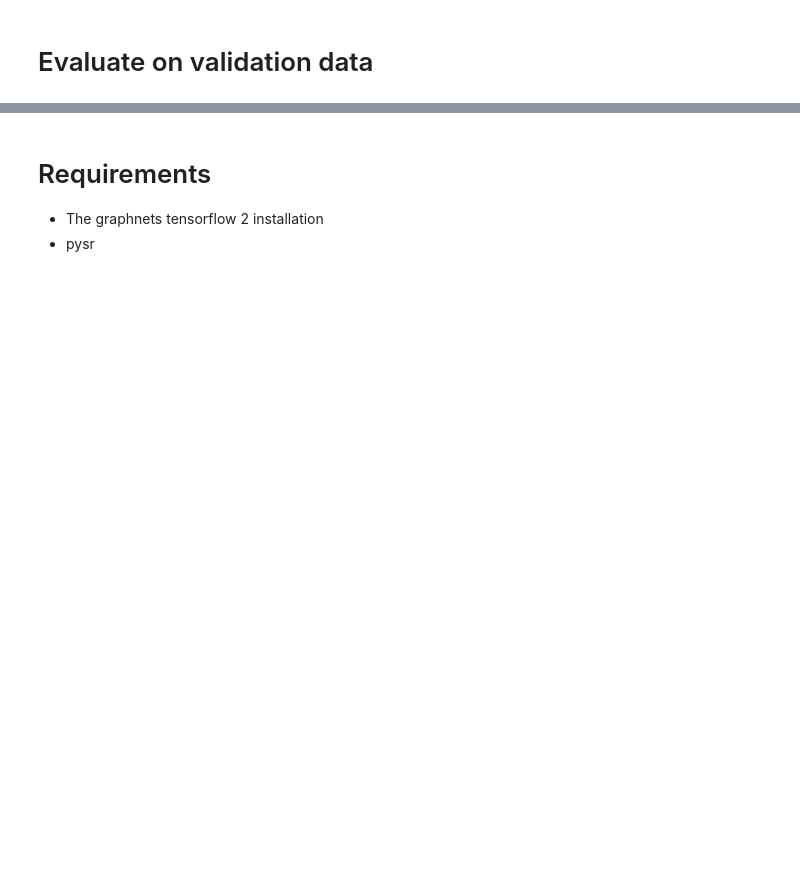
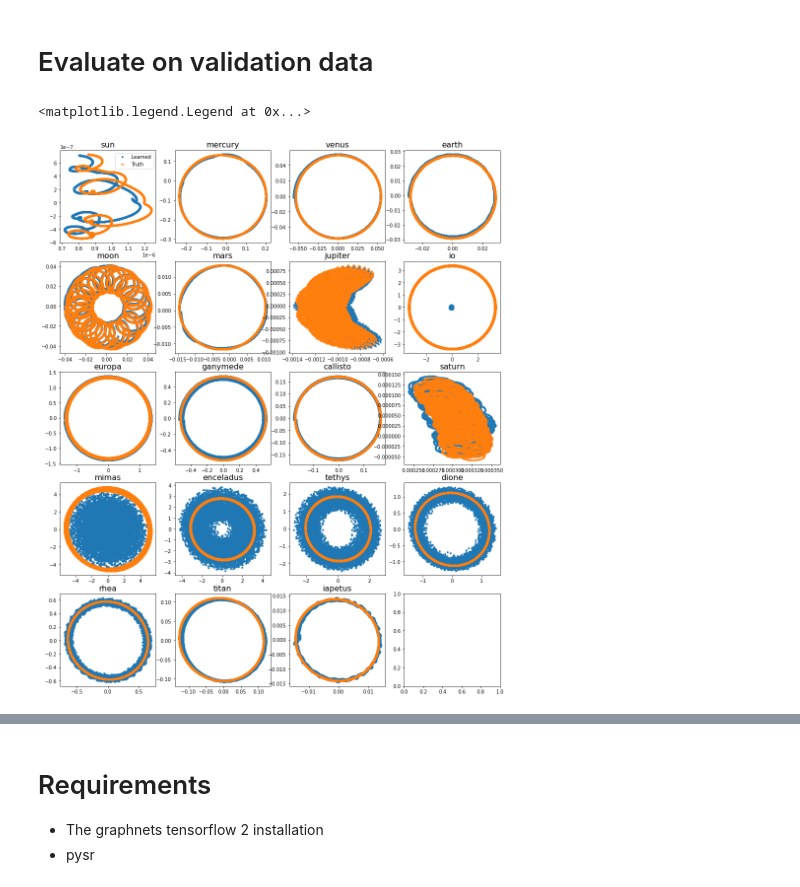
Before and after one commit to Pablo-Lemos/orbits, a Jupyter notebook: planets_tf2.ipynb, the cells around one changed output, grey strips where cells are left out. Cells and saved outputs as stored; diff of their text form; code cells hidden in the pictures; blank space fills up the shorter version.

Commit message:
working except saturn moons

```diff
--- a/planets_tf2.ipynb
+++ b/planets_tf2.ipynb
@@ -160,8 +158,8 @@ num_batches = 1300
 Read the data
 # %%
 nplanets = 6 # Number of planets (not counting the sun)
-data, masses, names = read_orbits.main(nplanets = nplanets, frame='b', use_moons = False,
-                                       path='/Users/Pablo/Dropbox/data/orbits/full/')
+data, masses, names = read_orbits.main(nplanets = nplanets, frame='b', use_moons = True,
+                                       path='/Users/Pablo/Dropbox/data/orbits/2parts/full/')
 nplanets = len(data[0])
 nedges = nplanets*(nplanets-1)//2
 batch_size_tr = num_time_steps_tr//num_batches
@@ -170,6 +168,10 @@ batch_size_tr = num_time_steps_tr//num_batches
 A = data[1:,:,3:] - data[:-1,:,3:]
 data[:-1, :, 3:] = A/delta_time
 data = data[:-1]
+
+# For debugging, reduce size of validation data. Really speeds things up!
+nval = 10000
+data = data[:(num_time_steps_tr + nval)]
 
 masses/=MEARTH#/1000000
 
@@ -185,6 +187,7 @@ np.random.shuffle(data_val)
 
 D_tr_np = np.empty([len(data_tr), nedges, 3])
 D_val_np = np.empty([len(data_val), nedges, 3])
+data_norm = np.empty([len(data_tr), nedges, 3])
 F_val = np.empty([len(data_val), nedges, 3])
 k=0
 names_edges = []
@@ -198,7 +201,9 @@ for i in range(nplanets):
             D_val_np[:,k,:] = d_val #cartesian_to_spherical_coordinates(d_val)
             F_val[:,k,:] = force_newton(d_val, masses[i], masses[j]) #cartesian_to_spherical_coordinates(d_val)
             names_edges.append(names[j] + ' - ' + names[i])
-
+            #data_norm[:,k,0] = np.log10(masses[i])
+            #data_norm[:,k,1] = np.log10(masses[j])
+            #data_norm[:,k,2] = np.log10(G)
             k+=1
             receivers.append(i)
             senders.append(j)
@@ -206,6 +211,9 @@ for i in range(nplanets):
 A_tr = data_tr[:,:,3:]
 A_val = data_val[:,:,3:]
 A_norm =np.std(A_tr)
+#A_norm = 1.
+
+#data_norm = np.concatenate([D_tr_np, data_norm], axis = 2)
 
 A_norm_dim= tf.reduce_mean(tf.norm(A_tr/A_norm, axis = -1, keepdims = False), axis = 0)
 A_norm_tr = tf.convert_to_tensor([A_norm_dim]*batch_size_tr, dtype="float32")
@@ -215,6 +223,7 @@ A_norm_val = tf.reshape(A_norm_val, shape = [num_time_steps_val*nplanets, 1])
 
 D_tr_flat = np.reshape(D_tr_np, [num_time_steps_tr*nedges, 3])
 D_val_flat = np.reshape(D_val_np,[1, num_time_steps_val*nedges, 3])
+#data_norm_flat = np.reshape(data_norm, [num_time_steps_tr*nedges, 6])
 
 A_tr_flat = np.reshape(A_tr/A_norm, [num_time_steps_tr*nplanets, 3])
 A_val_flat = np.reshape(A_val/A_norm, [1, num_time_steps_val*nplanets, 3])
@@ -223,6 +232,7 @@ D_tr = tf.convert_to_tensor(D_tr_flat, dtype="float32")
 A_tr = tf.convert_to_tensor(A_tr_flat, dtype="float32")
 D_tr_batches = tf.split(D_tr,  num_batches)
 A_tr_batches = tf.split(A_tr,  num_batches)
+#data_norm = tf.convert_to_tensor(data_norm_flat, dtype="float32")
 
 D_val = tf.convert_to_tensor(D_val_flat, dtype="float32")
 A_val = tf.convert_to_tensor(A_val_flat, dtype="float32")
@@ -261,8 +279,14 @@ The data array contains 7 bodies.
 # %%
 def mean_weighted_error(y_true, y_pred, norm):
-    x = (y_pred - y_true)/tf.abs(y_true) #/norm*tf.reduce_mean(norm)
+    x = (y_pred - y_true)/tf.norm(y_true, axis = -1, keepdims=True)
+    x = tf.norm(x, axis=-1)
+    loss = tf.reduce_mean(x)
+    #print(y_pred, y_true, loss)
 
-    return tf.reduce_mean(tf.reduce_sum(x**2, axis = -1))
+    #x = (y_pred - y_true)/norm*tf.reduce_mean(norm)
+    #loss = tf.reduce_mean(tf.reduce_sum(x**2, axis = -1))
+    #result = tf.cond(tf.math.is_nan(loss), lambda: tf.constant(1e40), lambda: loss)
+    return loss
 
 class MeanWeightedError(tf.keras.metrics.Metric):
     def __init__(self, name="mean_weighted_error", **kwargs):
@@ -414,9 +498,10 @@ class LearnForces(tf.keras.Model):
 # %%
-checkpoint_filepath = './saved_models/test'
+checkpoint_filepath = './saved_models/deep'
 
 early_stopping = tf.keras.callbacks.EarlyStopping(monitor='loss',
                                             verbose = 1,
-                                            patience=10,
+                                            patience=50,
+                                            #baseline = 0.1,
                                             restore_best_weights=False)
 # Restore best weights not working, but found way around using checkpoint
 
@@ -441,4 +547,4 @@ Epoch 1/1000
 # %%
-model.load_weights(checkpoint_filepath)
+#model.load_weights(checkpoint_filepath)
 
 model.evaluate(test_ds)
@@ -451,12 +558,16 @@ ap ,fp = model(D_val_flat[0], extract = True)
 # %%
 nrows = math.ceil(nplanets/4)
 fig, ax = plt.subplots(nrows, 4, figsize = (16, 4*nrows))
 for i in range(nplanets):
     ax[i//4, i%4].set_title(names[i], fontsize = 16)
-    ax[i//4, i%4].plot(data_val[:,i,3]/A_norm, data_val[:,i,4]/A_norm, '.')
-    ax[i//4, i%4].plot(ap[:,i,0], ap[:,i,1], '.')
+    ax[i//4, i%4].plot(ap[:,i,0], ap[:,i,1], '.', label = 'Learned')
+    ax[i//4, i%4].plot(data_val[:,i,3]/A_norm, data_val[:,i,4]/A_norm, '.', label = 'Truth')
 
-#plt.savefig('/Users/Pablo/Desktop/acc_learnedmasses.png')
+ax[0,0].legend()
+#plt.savefig('/Users/Pablo/Desktop/full_learnedmasses.png')
+# %% [output]
+<matplotlib.legend.Legend at 0x...>
+[figure, added]
 # %%
 nrows = math.ceil(nedges/4)
 fig, ax = plt.subplots(nrows, 4, figsize = (16, 4*nrows))
```
Also changed, not shown: parts of 41 cells of this notebook.
